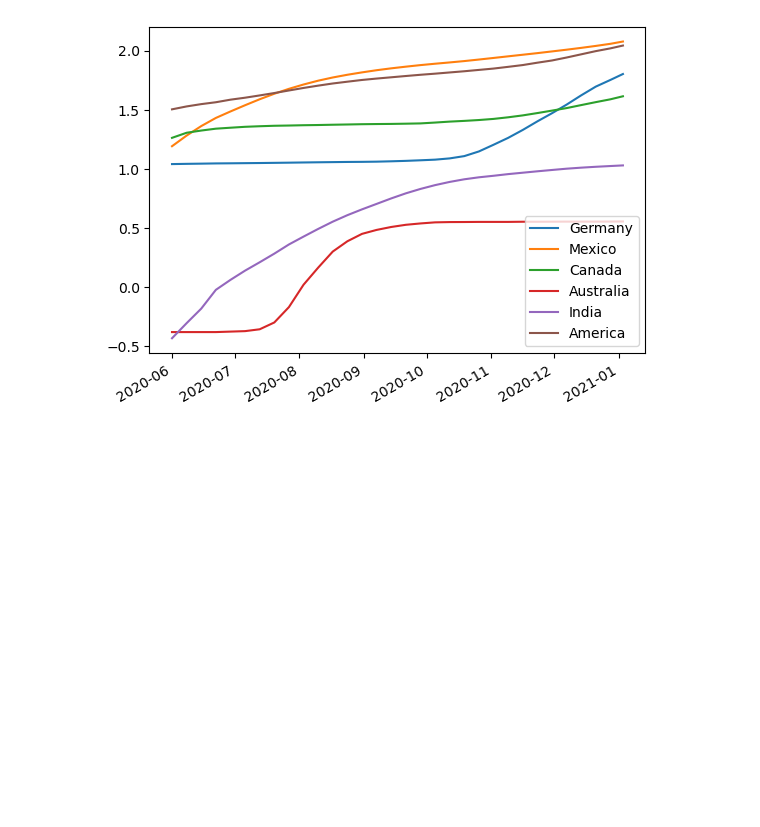
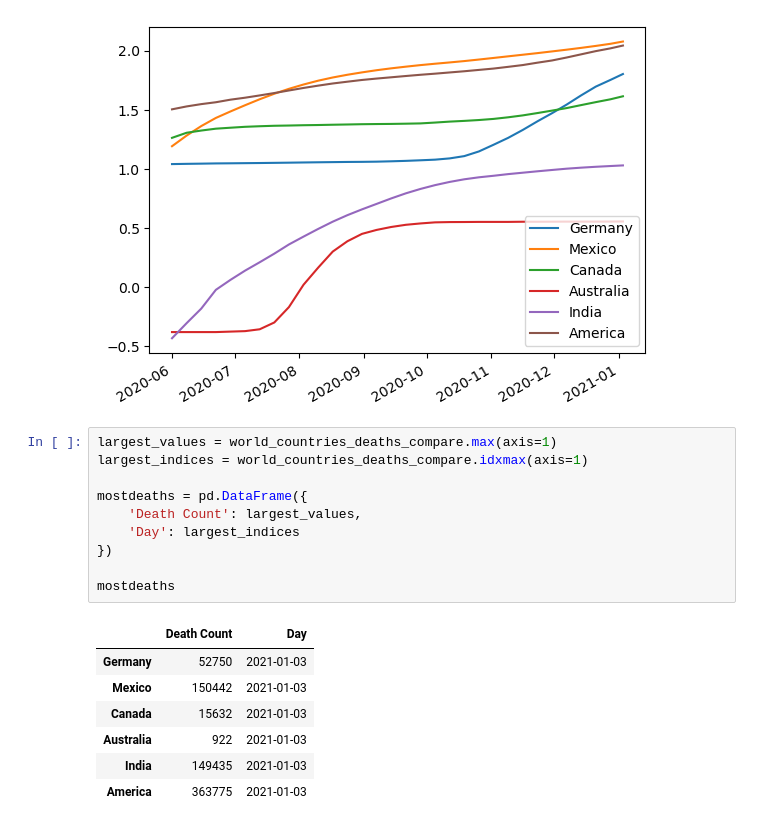
Before and after one commit to smbarber2/405ProjectGroup1, a Jupyter notebook: group_stage2.ipynb, the cells around one changed output. Saved outputs shown, nothing was run; the diff lists cells and outputs as text; blank space fills up the shorter version.

Commit message:
peak week of deaths

```diff
--- a/group_stage2.ipynb
+++ b/group_stage2.ipynb
@@ -199,3 +191,21 @@ normalized_data.plot()
 # %% [output]
 <Axes: >
 [figure]
+# %%
+largest_values = world_countries_deaths_compare.max(axis=1)
+largest_indices = world_countries_deaths_compare.idxmax(axis=1)
+
+mostdeaths = pd.DataFrame({
+    'Death Count': largest_values,
+    'Day': largest_indices
+})
+
+mostdeaths
+# %% [output]
+|  | Death Count | Day |
+| Germany | 52750 | 2021-01-03 |
+| Mexico | 150442 | 2021-01-03 |
+| Canada | 15632 | 2021-01-03 |
+| Australia | 922 | 2021-01-03 |
+| India | 149435 | 2021-01-03 |
+| America | 363775 | 2021-01-03 |
```
Also changed, not shown: parts of 4 cells of this notebook.
